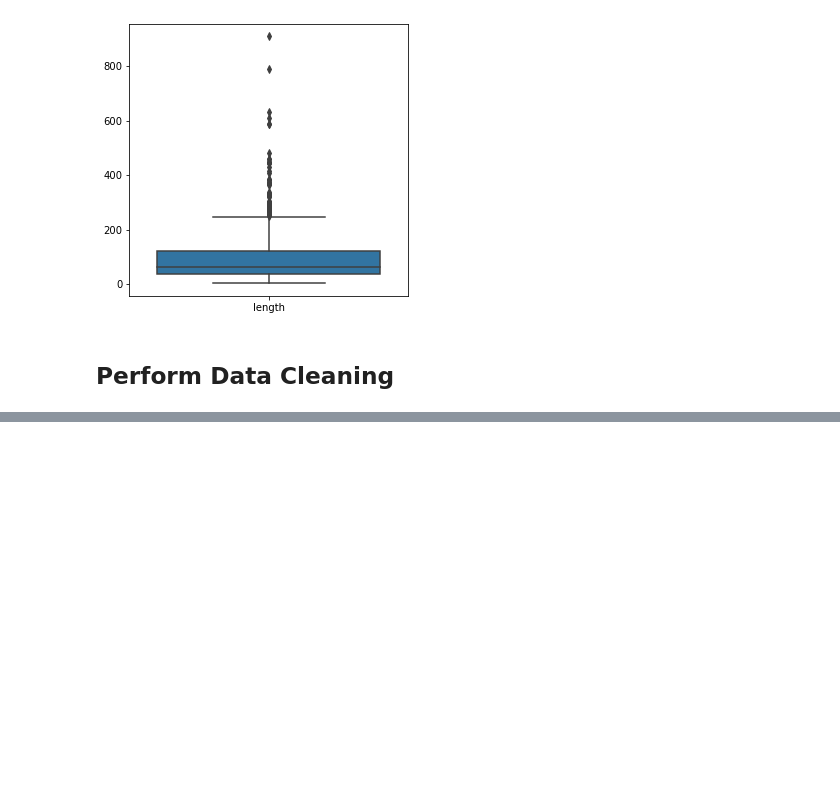
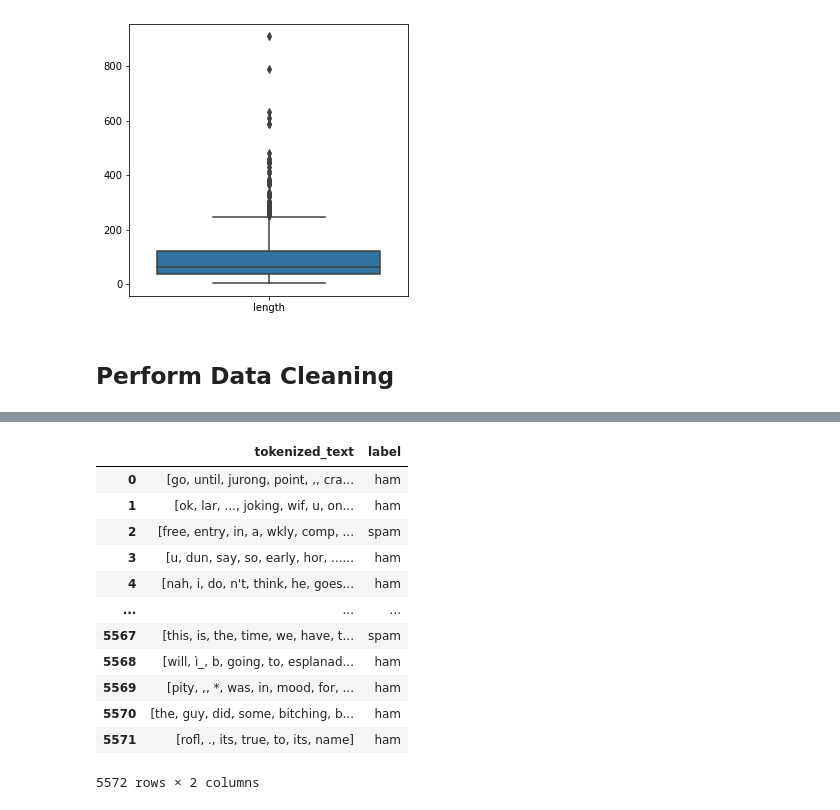
Before and after one commit to broepke/DATA110, a Jupyter notebook: Week 9/DATA110-Week9-broepke.ipynb, the cells around one changed output, grey strips where cells are left out. Drawn from its saved outputs; the diff is of its cells as text; code cells hidden in the pictures; blank space fills up the shorter version.

```diff
--- a/Week 9/DATA110-Week9-broepke.ipynb
+++ b/Week 9/DATA110-Week9-broepke.ipynb
@@ -178,0 +215,19 @@ df['tokenized_text'][1]
+# %%
+# Change the column order
+df2 = df2[['tokenized_text', 'label']]
+# %%
+df2
+# %% [output]
+|  | tokenized_text | label |
+| 0 | [go, until, jurong, point, ,, cra... | ham |
+| 1 | [ok, lar, ..., joking, wif, u, on... | ham |
+| 2 | [free, entry, in, a, wkly, comp, ... | spam |
+| 3 | [u, dun, say, so, early, hor, ...... | ham |
+| 4 | [nah, i, do, n't, think, he, goes... | ham |
+| ... | ... | ... |
+| 5567 | [this, is, the, time, we, have, t... | spam |
+| 5568 | [will, ì_, b, going, to, esplanad... | ham |
+| 5569 | [pity, ,, *, was, in, mood, for, ... | ham |
+| 5570 | [the, guy, did, some, bitching, b... | ham |
+| 5571 | [rofl, ., its, true, to, its, name] | ham |
+5572 rows × 2 columns
```
Also changed, not shown: parts of 54 cells of this notebook, 8 other files.
